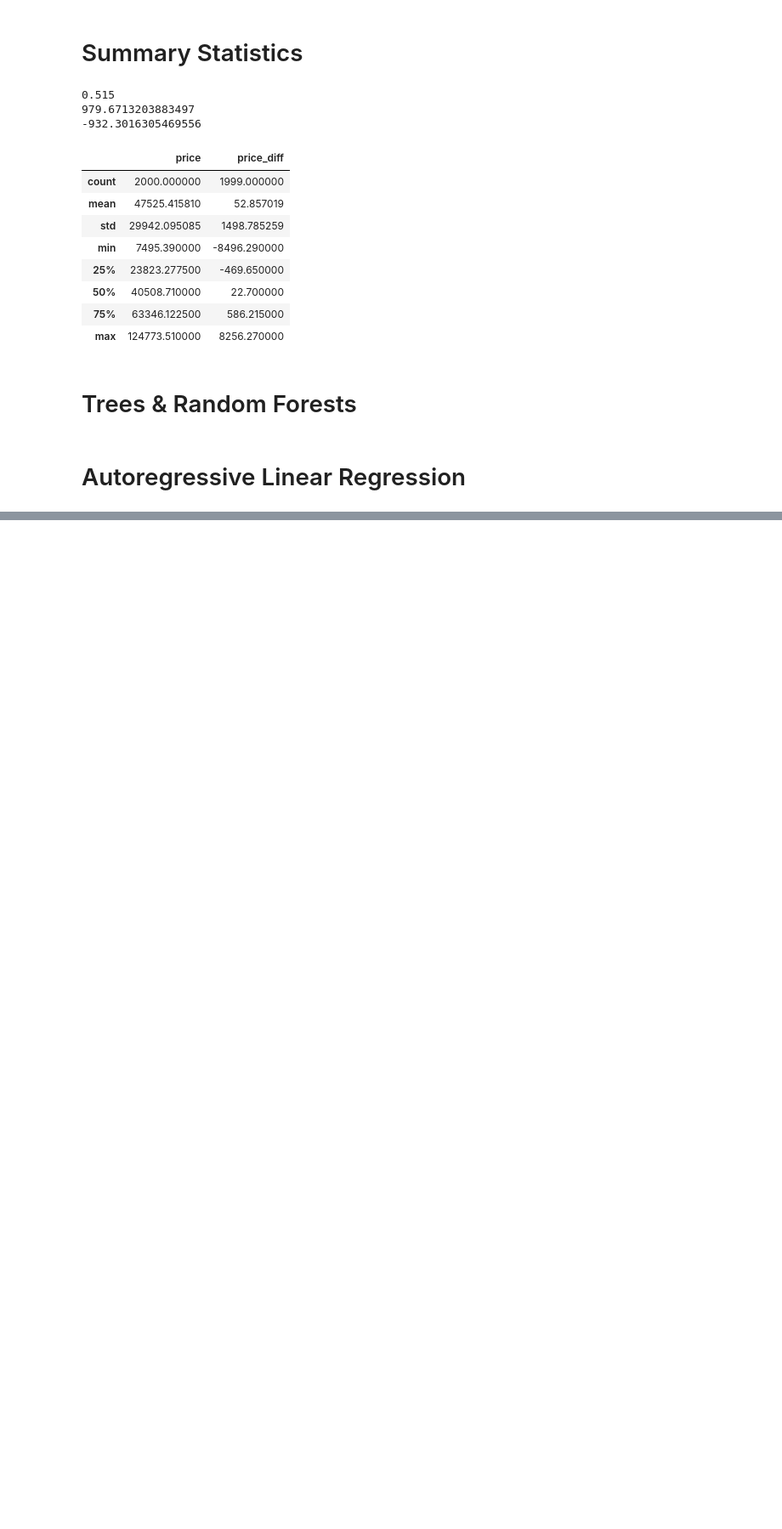
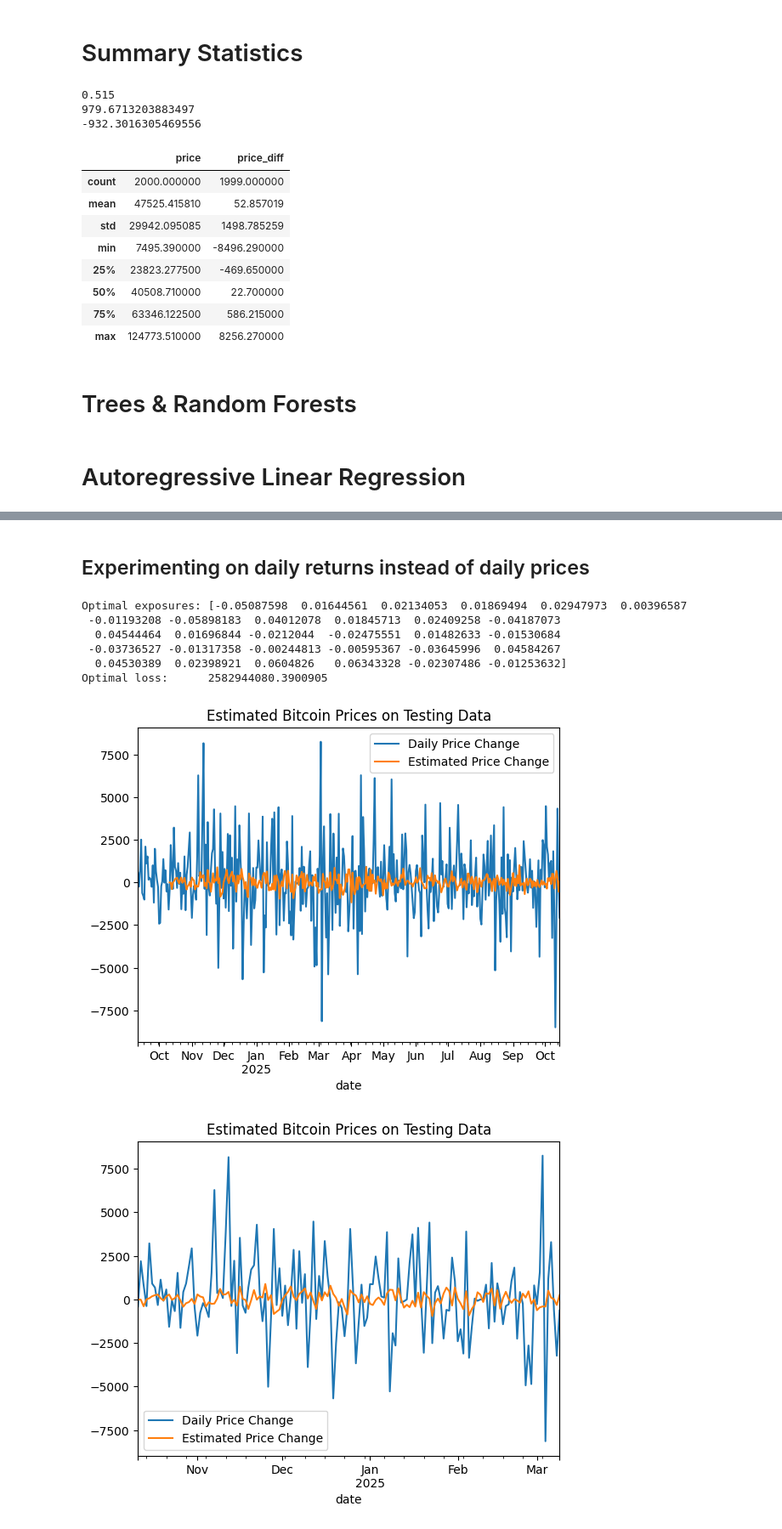
Before and after one commit to EthanPrimes/autoregressive_bitcoin_price_estimation, a Jupyter notebook: turn_in_notebook.ipynb, the cells around one changed output, grey strips where cells are left out. Shown: that part at 85% size. Cells and saved outputs as stored; diff of their text form; code cells hidden in the pictures; blank space fills up the shorter version.

```diff
--- a/turn_in_notebook.ipynb
+++ b/turn_in_notebook.ipynb
@@ -60,0 +128,42 @@ btc_df.describe()
+# %% [markdown]
+## Experimenting on daily returns instead of daily prices
+# %%
+# Making a returns df
+ret_df = get_df()
+ret_df.drop(columns="price", inplace=True)
+
+# Making a train-test split
+n = len(ret_df)
+ret_df_train, ret_df_test = ret_df.iloc[:int(0.8*n)], ret_df.iloc[int(0.8*n):]
+
+# Training the coefficients
+shifts = list(range(1, 31, 1))
+x0 = [1 for _ in range(len(shifts))]
+result = minimize(compute_loss, x0, args=(ret_df_train, shifts, "price_diff", "est_price_diff"))
+
+print(f"Optimal exposures: {result.x}")
+print(f"Optimal loss:      {result.fun}")
+
+# Graphing the daily guesses
+params = result.x
+
+ret_est_df = build_guess_column(params, ret_df_test, shifts, "price_diff", "est_price_diff")
+ret_est_df.plot()
+plt.title("Estimated Bitcoin Prices on Testing Data")
+plt.legend(labels=["Daily Price Change", "Estimated Price Change"])
+plt.show()
+
+ret_est_df.iloc[max(shifts):max(shifts) + 150].plot()
+plt.title("Estimated Bitcoin Prices on Testing Data")
+plt.legend(labels=["Daily Price Change", "Estimated Price Change"])
+plt.savefig("Pictures/autoregressive_price_fail.png", dpi=300, bbox_inches="tight")
+plt.show()
+# %% [output]
+Optimal exposures: [-0.05087598  0.01644561  0.02134053  0.01869494  0.02947973  0.00396587
+ -0.01193208 -0.05898183  0.04012078  0.01845713  0.02409258 -0.04187073
+  0.04544464  0.01696844 -0.0212044  -0.02475551  0.01482633 -0.01530684
+ -0.03736527 -0.01317358 -0.00244813 -0.00595367 -0.03645996  0.04584267
+  0.04530389  0.02398921  0.0604826   0.06343328 -0.02307486 -0.01253632]
+Optimal loss:      2582944080.3900905
+[figure, added]
+[figure, added]
```
Also changed, not shown: parts of 9 cells of this notebook, 4 other files.
